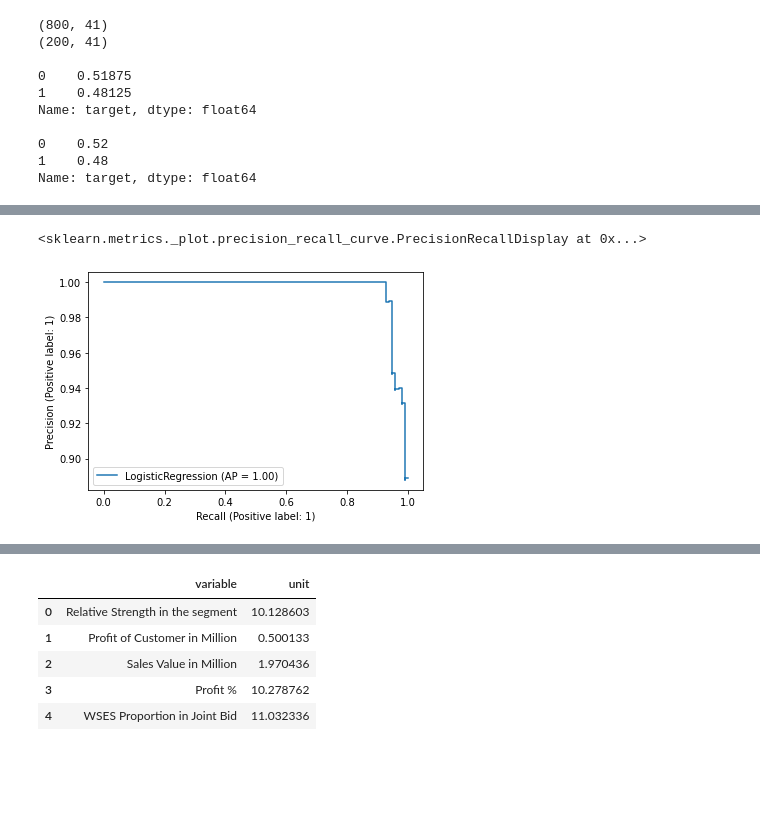
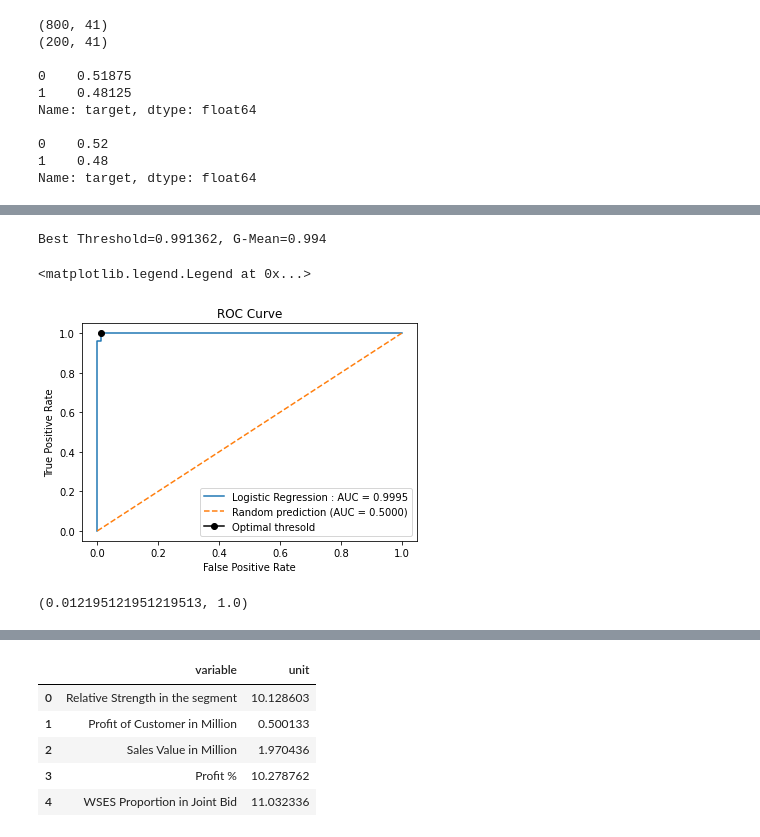
Before and after one commit to sanchariguhaniyogi/lead_Classification, a Jupyter notebook: Logistic_Regression.ipynb, the cells around one changed output, grey strips where cells are left out. Saved outputs shown, nothing was run; the diff lists cells and outputs as text; code cells hidden in the pictures; blank space fills up the shorter version.

```diff
--- a/Logistic_Regression.ipynb
+++ b/Logistic_Regression.ipynb
@@ -111,5 +105,0 @@ plot_roc_curve(clf, X_test, y_test)
-# %%
-plot_precision_recall_curve(clf, X_test, y_test)
-# %% [output]
-<sklearn.metrics._plot.precision_recall_curve.PrecisionRecallDisplay at 0x...>
-[figure, removed]
@@ -115,0 +115,28 @@ plot_precision_recall_curve(clf, X_test, y_test)
+# %%
+from sklearn.metrics import roc_curve, roc_auc_score
+r_auc = roc_auc_score(Y_test, r_probs)
+clf_auc = roc_auc_score(Y_test, clf_probs)
+# %%
+precision, recall, thresholds = precision_recall_curve(Y_test, clf_probs )
+
+gmeans = np.sqrt(clf_tpr * (1-clf_fpr))
+ix = np.argmax(gmeans)
+print('Best Threshold=%f, G-Mean=%.3f' % (thresholds[ix], gmeans[ix]))
+# %% [output]
+Best Threshold=0.991362, G-Mean=0.994
+# %%
+plot_roc_curve(clf, X_test, Y_test, label='Logistic Regression : AUC = %.4f'% (clf_auc))
+plt.plot(r_fpr, r_tpr, linestyle='--', label='Random prediction (AUC = %0.4f)' % r_auc)
+plt.plot(clf_fpr[ix], clf_tpr[ix], marker='o', color= 'black', label='Optimal thresold')
+plt.xlabel('False Positive Rate')
+plt.ylabel('True Positive Rate')
+plt.title('ROC Curve')
+plt.legend()
+# %% [output]
+<matplotlib.legend.Legend at 0x...>
+[figure, added]
+# %%
+#Optimal thresold
+clf_fpr[ix], clf_tpr[ix]
+# %% [output]
+(0.012195121951219513, 1.0)
```
Also changed, not shown: parts of 11 cells of this notebook.
